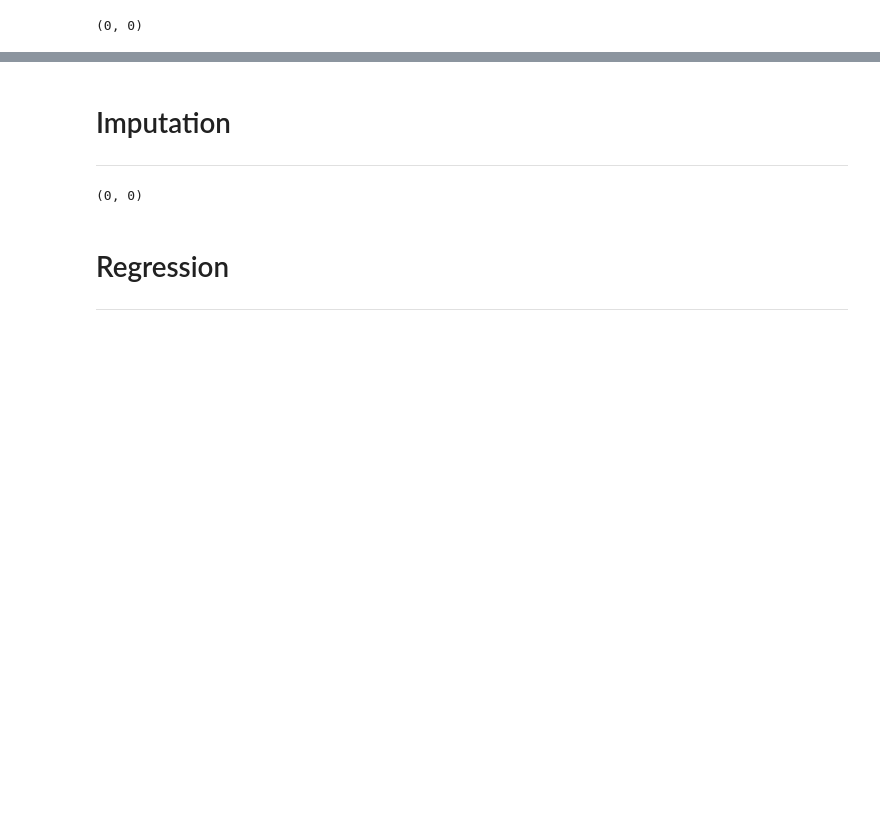
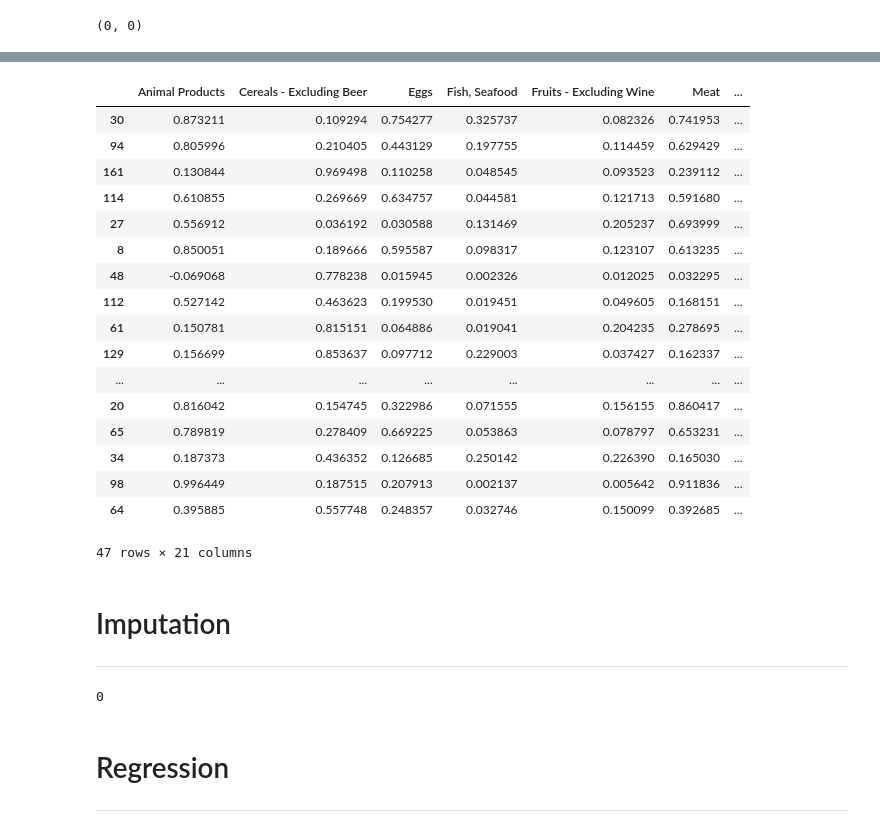
Before and after one commit to LucasMLago/COVID-19-Healthy-Diet, a Jupyter notebook: regression_notebooks/random_forest_regression.ipynb, the cells around one changed output, grey strips where cells are left out. Saved outputs shown, nothing was run; the diff lists cells and outputs as text; code cells hidden in the pictures; blank space fills up the shorter version.

```diff
--- a/regression_notebooks/random_forest_regression.ipynb
+++ b/regression_notebooks/random_forest_regression.ipynb
@@ -258,0 +352,8 @@ A coluna *Sugar & Sweeteners* possui mais de 82 campos Nan
+# %%
+colunas_numericas_treino = x_train
+colunas_numericas_teste = x_test
+# %%
+escala_treino = MMS.fit(colunas_numericas_treino)
+# %%
+data_scaled_train = escala_treino.transform(colunas_numericas_treino)
+data_scaled_test = escala_treino.transform(colunas_numericas_teste)
@@ -259,3 +377,25 @@ A coluna *Sugar & Sweeteners* possui mais de 82 campos Nan
+# %%
+data_scaled_test_df = pd.DataFrame(data_scaled_test, columns=colunas_numericas_teste.columns , index=colunas_numericas_teste.index)
+data_scaled_test_df
+# %% [output]
+|  | Animal Products | Cereals - Excluding Beer | Eggs | Fish, Seafood | Fruits - Excluding Wine | Meat | ... |
+| 30 | 0.873211 | 0.109294 | 0.754277 | 0.325737 | 0.082326 | 0.741953 | ... |
+| 94 | 0.805996 | 0.210405 | 0.443129 | 0.197755 | 0.114459 | 0.629429 | ... |
+| 161 | 0.130844 | 0.969498 | 0.110258 | 0.048545 | 0.093523 | 0.239112 | ... |
+| 114 | 0.610855 | 0.269669 | 0.634757 | 0.044581 | 0.121713 | 0.591680 | ... |
+| 27 | 0.556912 | 0.036192 | 0.030588 | 0.131469 | 0.205237 | 0.693999 | ... |
+| 8 | 0.850051 | 0.189666 | 0.595587 | 0.098317 | 0.123107 | 0.613235 | ... |
+| 48 | -0.069068 | 0.778238 | 0.015945 | 0.002326 | 0.012025 | 0.032295 | ... |
+| 112 | 0.527142 | 0.463623 | 0.199530 | 0.019451 | 0.049605 | 0.168151 | ... |
+| 61 | 0.150781 | 0.815151 | 0.064886 | 0.019041 | 0.204235 | 0.278695 | ... |
+| 129 | 0.156699 | 0.853637 | 0.097712 | 0.229003 | 0.037427 | 0.162337 | ... |
+| ... | ... | ... | ... | ... | ... | ... | ... |
+| 20 | 0.816042 | 0.154745 | 0.322986 | 0.071555 | 0.156155 | 0.860417 | ... |
+| 65 | 0.789819 | 0.278409 | 0.669225 | 0.053863 | 0.078797 | 0.653231 | ... |
+| 34 | 0.187373 | 0.436352 | 0.126685 | 0.250142 | 0.226390 | 0.165030 | ... |
+| 98 | 0.996449 | 0.187515 | 0.207913 | 0.002137 | 0.005642 | 0.911836 | ... |
+| 64 | 0.395885 | 0.557748 | 0.248357 | 0.032746 | 0.150099 | 0.392685 | ... |
+47 rows × 21 columns
 # %% [markdown]
 # Imputation
 ---
@@ -270,8 +408,8 @@ x_test = x_test_complete
 # %%
 # Verificando a possibilidade de valores faltantes
-x_train_complete.isnull().sum().sum(), x_test_complete.isnull().sum().sum()
+x_train_complete.isnull().sum().sum()
 # %% [output]
-(0, 0)
+0
 # %% [markdown]
 # Regression
 ---
```
Also changed, not shown: parts of 73 cells of this notebook.
